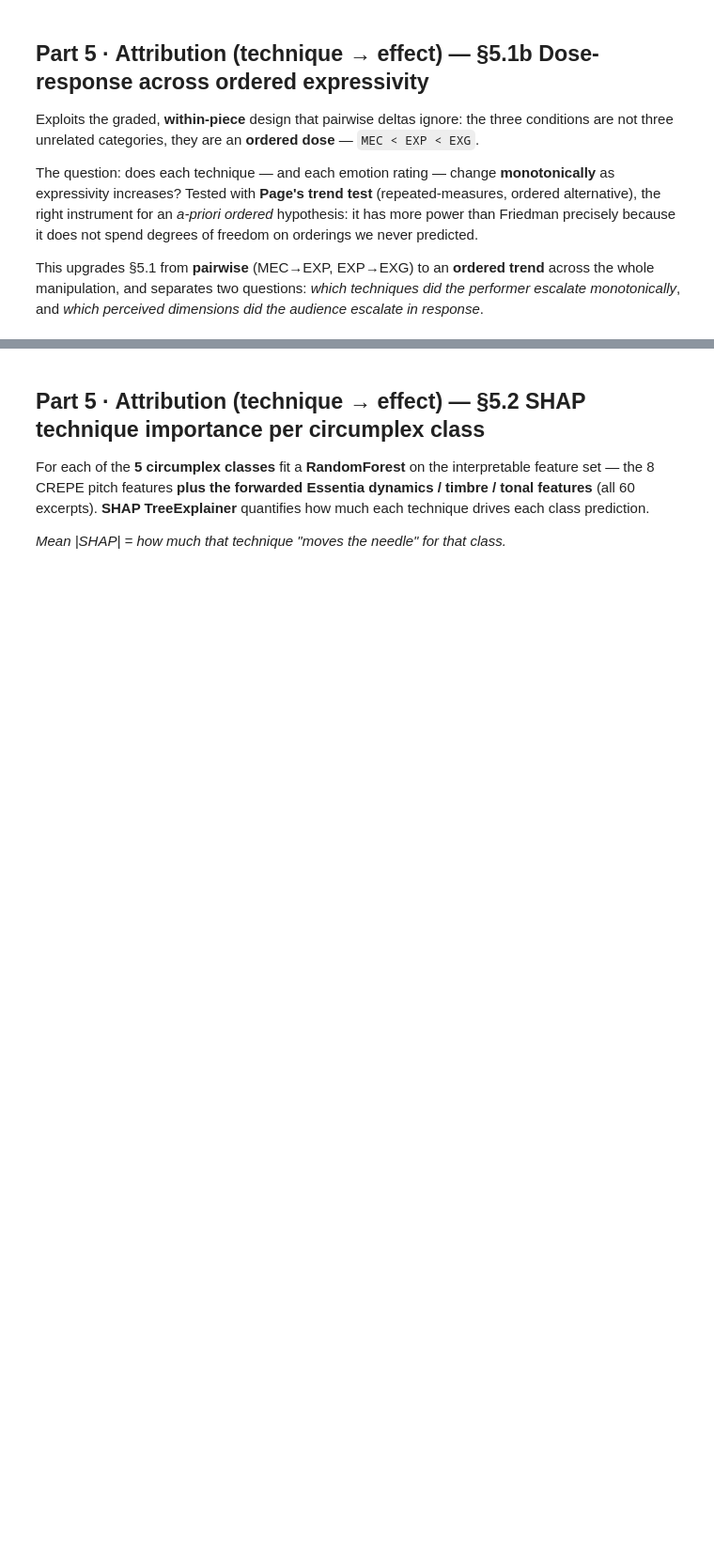
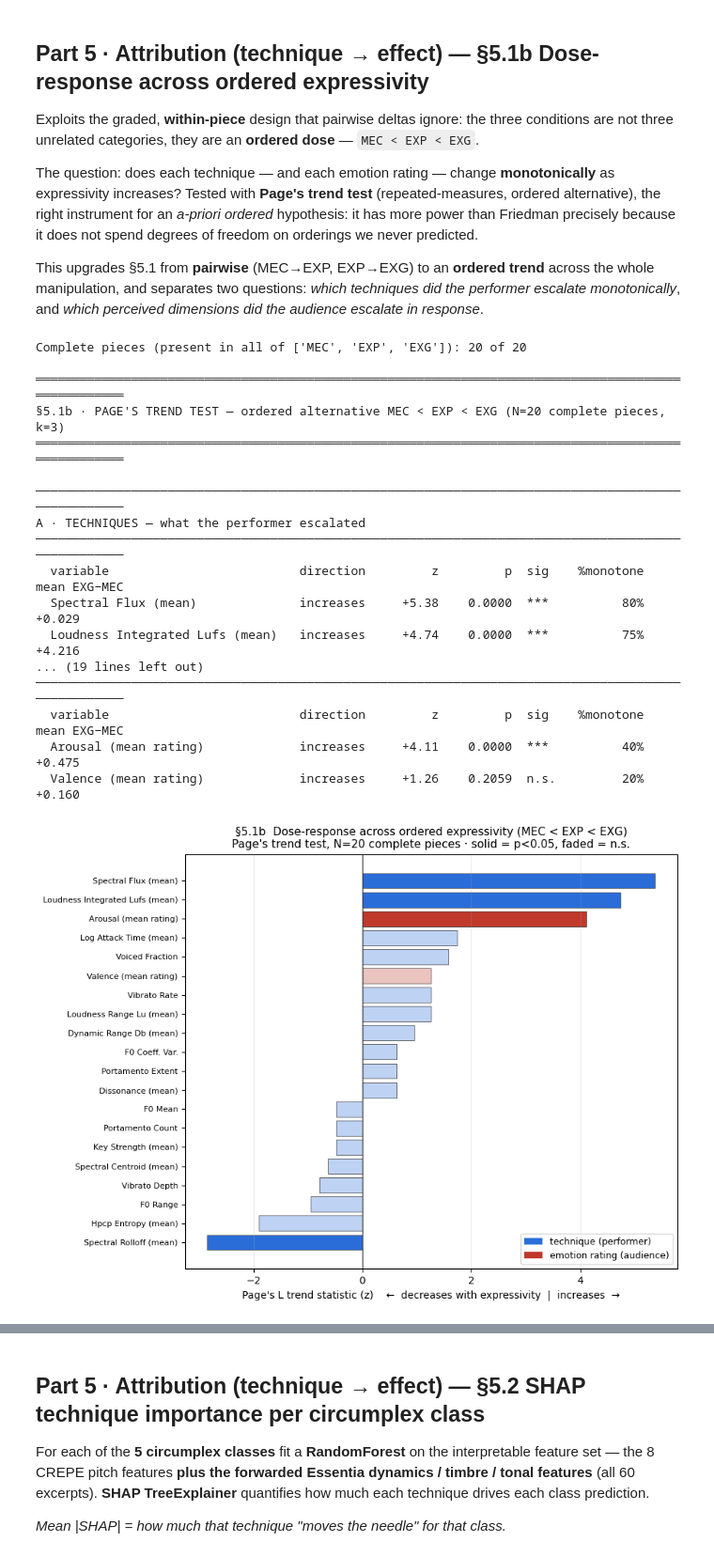
Before and after one commit to makris2003/violin-emotion-thesis, a Jupyter notebook: notebook/thesis_pipeline.ipynb, the cells around one changed output, grey strips where cells are left out. Shown at 94% size. Drawn from its saved outputs; the diff is of its cells as text; code cells hidden in the pictures; blank space fills up the shorter version.

```diff
--- a/notebook/thesis_pipeline.ipynb
+++ b/notebook/thesis_pipeline.ipynb
@@ -3086,11 +3119,14 @@ _block('emotion',   'B · EMOTION RATINGS — what the audience escalated')
 
 # ── 6. Figure: signed z per variable, coloured by kind, faded when n.s. ────
 dsort = df_dose.sort_values('z')
+from matplotlib.colors import to_rgba
 kcol  = {'technique': '#2a6dd9', 'emotion': '#c0392b'}
+# bake significance into the alpha channel of each bar's RGBA (barh needs a scalar alpha)
+bar_colors = [to_rgba(kcol[k], 1.0 if p < 0.05 else 0.30)
+              for k, p in zip(dsort['kind'], dsort['p'])]
 fig, ax = plt.subplots(figsize=(9, max(4.5, 0.34 * len(dsort))))
 ax.barh(range(len(dsort)), dsort['z'].values,
-        color=[kcol[k] for k in dsort['kind']],
-        alpha=[1.0 if p < 0.05 else 0.30 for p in dsort['p']],
+        color=bar_colors,
         edgecolor='#333', linewidth=0.5)
 ax.axvline(0, color='#333', lw=1)
 ax.set_yticks(range(len(dsort))); ax.set_yticklabels(dsort['label'], fontsize=8)
@@ -3104,30 +3140,49 @@ ax.legend(handles=[Patch(facecolor=kcol['technique'], label='technique (performe
           fontsize=9, loc='lower right')
 ax.grid(axis='x', alpha=0.25)
 plt.tight_layout()
 plt.savefig(os.path.join(OUTPUT_DIR, 'fig_dose_response.png'), dpi=150, bbox_inches='tight')
 plt.show()
 
 # ── 7. Persist + one-line reading ──────────────────────────────────────────
 df_dose.to_csv(os.path.join(OUTPUT_DIR, 'dose_response.csv'), index=False)
 
 _sig_tech = df_dose[(df_dose.kind == 'technique') & (df_dose.p < 0.05)]
 _emo      = df_dose[df_dose.kind == 'emotion'].set_index('var')
 print('\n── Reading ──')
 if len(_sig_tech):
     print('  Performers escalated monotonically: ' + ', '.join(
         f'{t.label} ({t.direction}, z={t.z:+.2f})' for t in _sig_tech.head(5).itertuples()))
 else:
     print('  No technique shows a significant monotonic trend across MEC → EXP → EXG.')
 for v in EMO_VARS:
     if v in _emo.index:
         r = _emo.loc[v]
         verdict = ('rises' if r['direction'] == 'increases' else 'falls') + \
                   (' monotonically' if r['p'] < 0.05 else ' — but n.s.')
         print(f'  {r["label"]}: {verdict} with expressivity '
               f'(z={r["z"]:+.2f}, p={r["p"]:.4f}, EXG−MEC={r["mean_MEC_EXG"]:+.3f})')
 
 print('\n── Caveat ──')
 print("  Page's test uses only the ORDINAL order of the three conditions — it does not assume")
 print('  equal spacing between MEC, EXP and EXG. Read mean_MEC_EXG for the raw-unit magnitude.')
 print('  Ties within a piece are average-ranked.')
 print('\n✅ §5.1b — dose_response.csv, fig_dose_response.png')
+# %% [output]
+Complete pieces (present in all of ['MEC', 'EXP', 'EXG']): 20 of 20
+
+════════════════════════════════════════════════════════════════════════════════════════════════════
+§5.1b · PAGE'S TREND TEST — ordered alternative MEC < EXP < EXG (N=20 complete pieces, k=3)
+════════════════════════════════════════════════════════════════════════════════════════════════════
+
+────────────────────────────────────────────────────────────────────────────────────────────────────
+A · TECHNIQUES — what the performer escalated
+────────────────────────────────────────────────────────────────────────────────────────────────────
+  variable                          direction         z         p  sig    %monotone  mean EXG−MEC
+  Spectral Flux (mean)              increases     +5.38    0.0000  ***          80%        +0.029
+  Loudness Integrated Lufs (mean)   increases     +4.74    0.0000  ***          75%        +4.216
+... (19 lines left out)
+────────────────────────────────────────────────────────────────────────────────────────────────────
+  variable                          direction         z         p  sig    %monotone  mean EXG−MEC
+  Arousal (mean rating)             increases     +4.11    0.0000  ***          40%        +0.475
+  Valence (mean rating)             increases     +1.26    0.2059  n.s.         20%        +0.160
+[figure, added]
```
Also changed, not shown: parts of 33 cells of this notebook.
